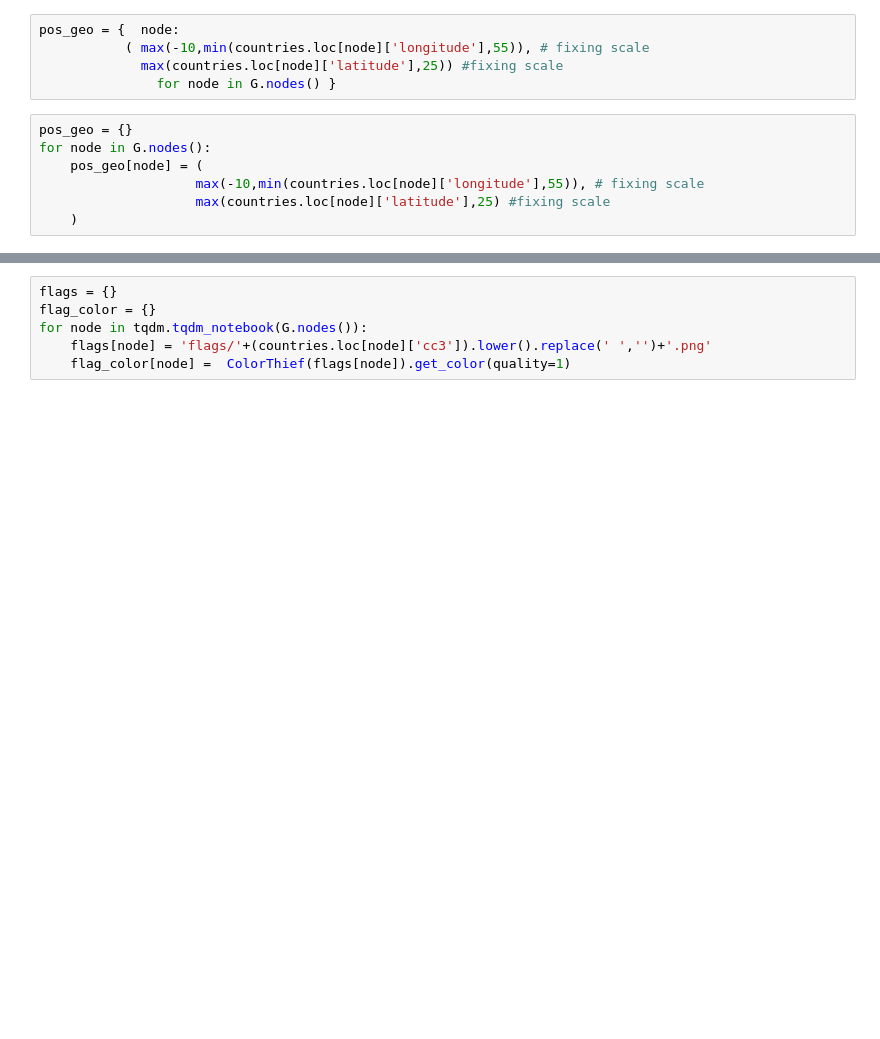
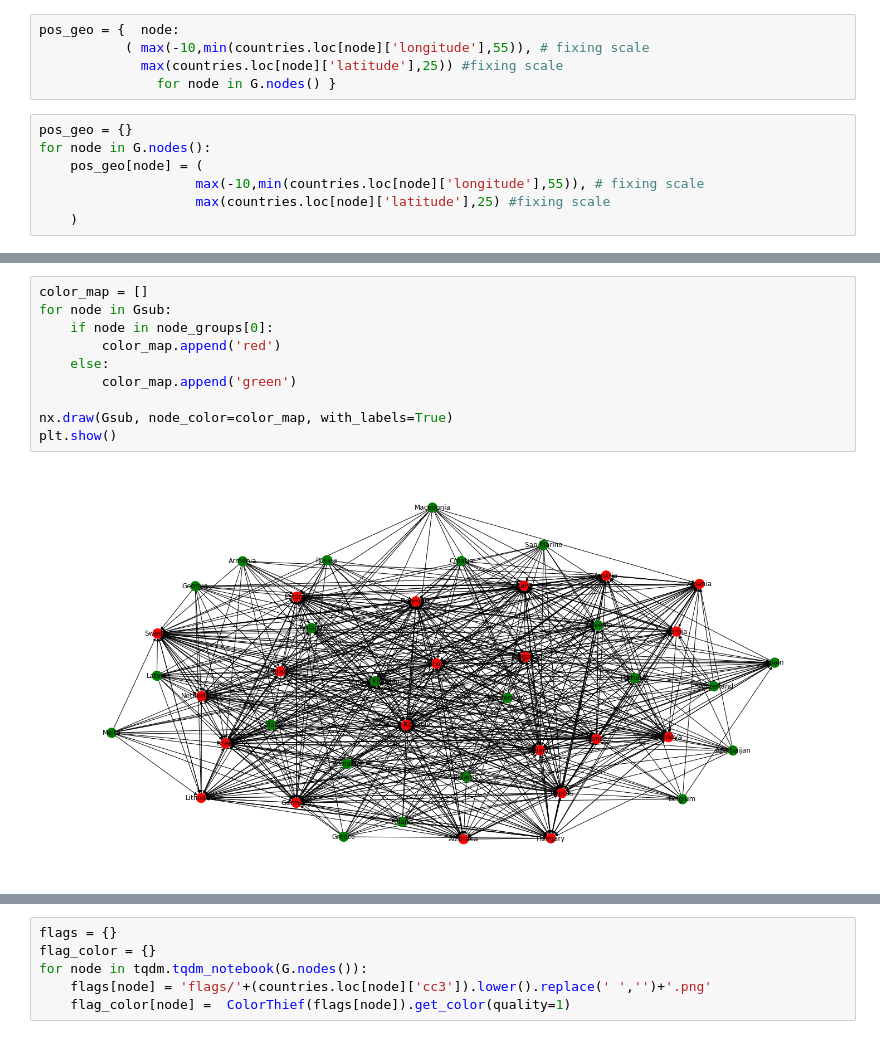
Before and after one commit to 17520605/Social-network-analysis, a Jupyter notebook: Eurovision social_network_analisys/eurovision_votes.ipynb, the cells around one changed output, grey strips where cells are left out. Saved outputs shown, nothing was run; the diff lists cells and outputs as text; blank space fills up the shorter version.

```diff
--- a/Eurovision social_network_analisys/eurovision_votes.ipynb
+++ b/Eurovision social_network_analisys/eurovision_votes.ipynb
@@ -283,0 +334,12 @@ influence = nx.pagerank(Gsub,weight='points')
+# %%
+color_map = []
+for node in Gsub:
+    if node in node_groups[0]:
+        color_map.append('red')
+    else:
+        color_map.append('green')
+
+nx.draw(Gsub, node_color=color_map, with_labels=True)
+plt.show()
+# %% [output]
+[figure, added]
```
Also changed, not shown: parts of 15 cells of this notebook, 9 other files.
